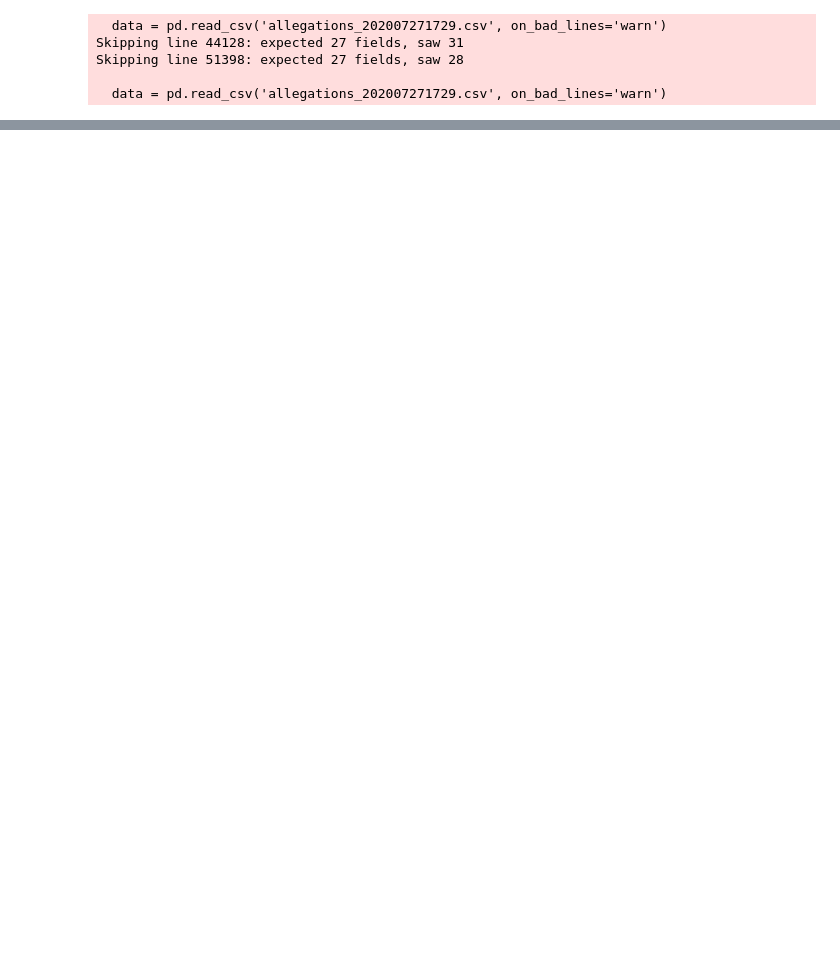
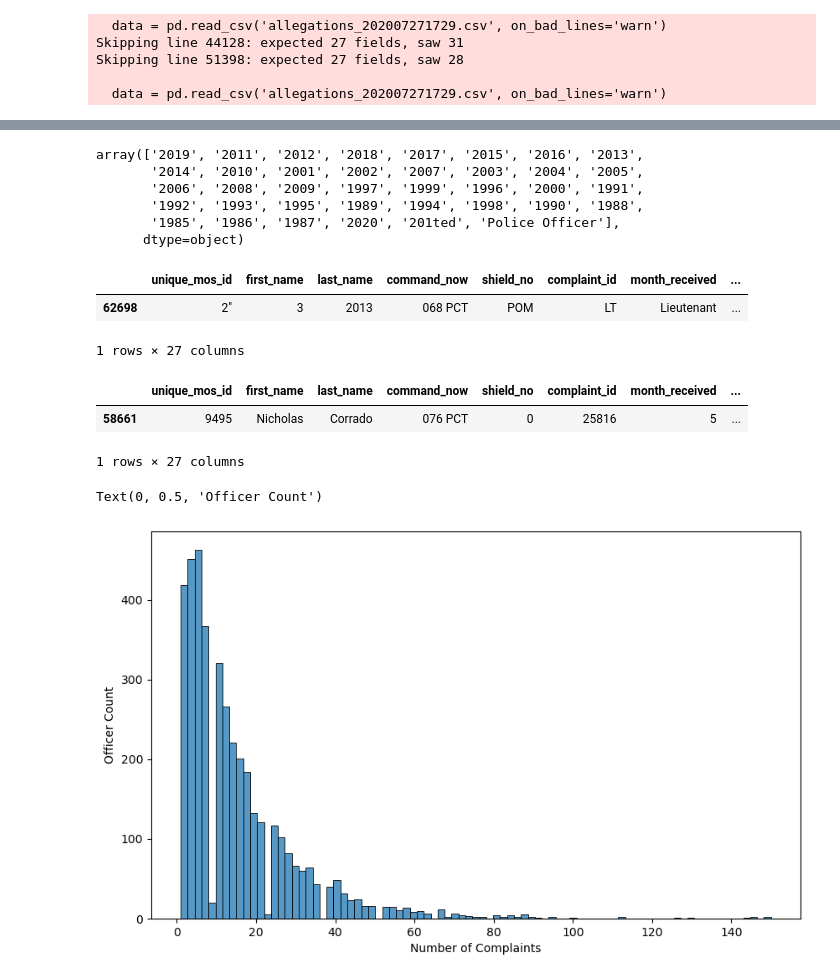
Before and after one commit to vmlau/DSC106_Project2, a Jupyter notebook: project_2.ipynb, the cells around one changed output, grey strips where cells are left out. Drawn from its saved outputs; the diff is of its cells as text; code cells hidden in the pictures; blank space fills up the shorter version.

```diff
--- a/project_2.ipynb
+++ b/project_2.ipynb
@@ -13,0 +70,25 @@ Skipping line 51398: expected 27 fields, saw 28
+# %%
+for column in ['month_received', 'year_received', 'month_closed', 'year_closed']:
+    data[column] = data[column].astype(str)
+# %%
+data['year_received'].unique()
+# %% [output]
+array(['2019', '2011', '2012', '2018', '2017', '2015', '2016', '2013',
+       '2014', '2010', '2001', '2002', '2007', '2003', '2004', '2005',
+       '2006', '2008', '2009', '1997', '1999', '1996', '2000', '1991',
+       '1992', '1993', '1995', '1989', '1994', '1998', '1990', '1988',
+       '1985', '1986', '1987', '2020', '201ted', 'Police Officer'],
+      dtype=object)
+# %%
+#some of the rows have the values out of order?
+data[data['year_received'] == 'Police Officer']
+# %% [output]
+|  | unique_mos_id | first_name | last_name | command_now | shield_no | complaint_id | month_received | ... |
+| 62698 | 2" | 3 | 2013 | 068 PCT | POM | LT | Lieutenant | ... |
+1 rows × 27 columns
+# %%
+data[data['year_received'] == '201ted']
+# %% [output]
+|  | unique_mos_id | first_name | last_name | command_now | shield_no | complaint_id | month_received | ... |
+| 58661 | 9495 | Nicholas | Corrado | 076 PCT | 0 | 25816 | 5 | ... |
+1 rows × 27 columns
@@ -13,0 +106,9 @@ Skipping line 51398: expected 27 fields, saw 28
+# %%
+#histogram of number of complaints for a single officer
+plt.figure(figsize=(10, 6))
+ax = sns.histplot(x=data['unique_mos_id'].value_counts(), data=data)
+ax.set_xlabel('Number of Complaints')
+ax.set_ylabel('Officer Count')
+# %% [output]
+Text(0, 0.5, 'Officer Count')
+[figure, added]
```
Also changed, not shown: parts of 14 cells of this notebook, 1 other file.
